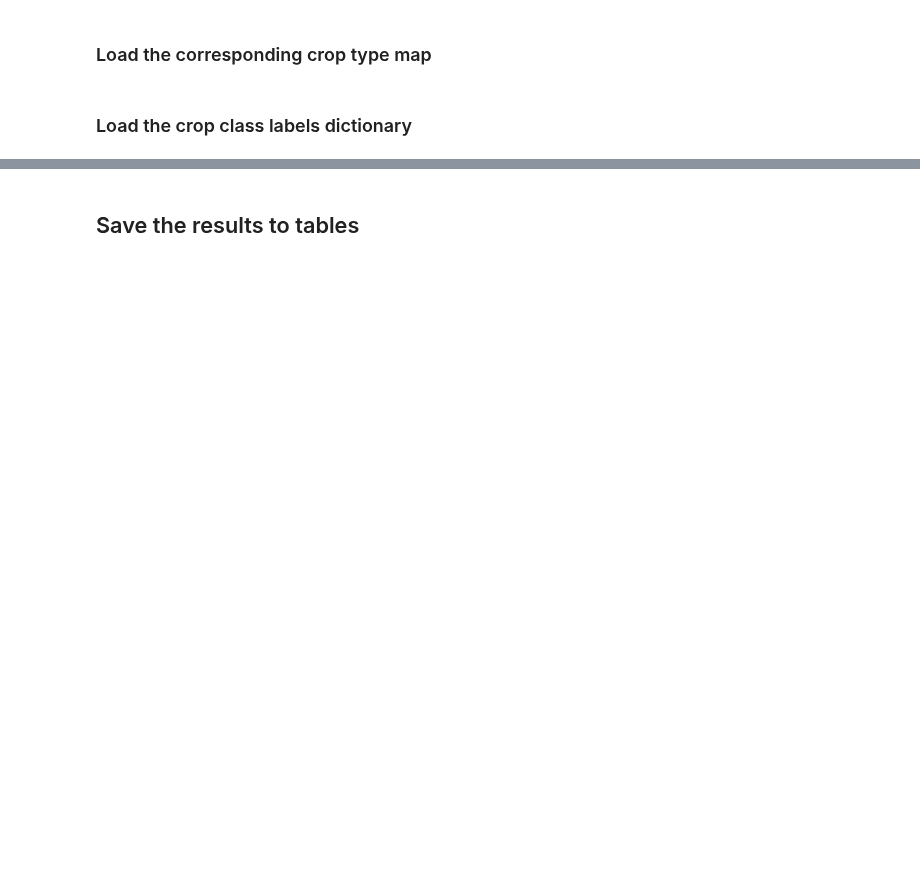
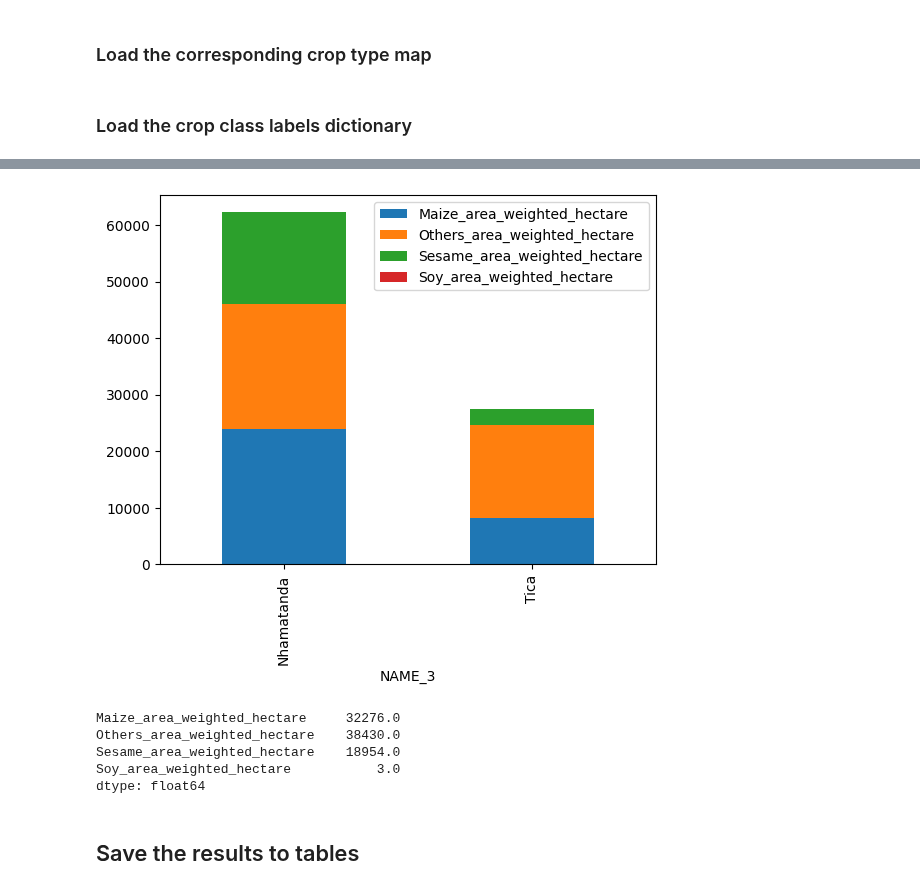
Before and after one commit to digitalearthafrica/FAO_crop_type, a Jupyter notebook: 8_Calculate_crop_statistics.ipynb, the cells around one changed output, grey strips where cells are left out. Drawn from its saved outputs; the diff is of its cells as text; code cells hidden in the pictures; blank space fills up the shorter version.

```diff
--- a/8_Calculate_crop_statistics.ipynb
+++ b/8_Calculate_crop_statistics.ipynb
@@ -131,0 +192,4 @@ gdf_new[area_columns].set_index(gdf_new[name_col]).plot.bar(stacked=True);
+# %%
+# weighted results
+
+gdf_new[area_w_cols].set_index(gdf_new[name_col]).round()
@@ -132,3 +201,15 @@ gdf_new[area_columns].set_index(gdf_new[name_col]).plot.bar(stacked=True);
+# %%
+gdf_new[area_w_cols].set_index(gdf_new[name_col]).plot.bar(stacked=True);
+# %% [output]
+[figure, added]
+# %%
+gdf_new[area_w_cols].sum().round()
+# %% [output]
+Maize_area_weighted_hectare     32276.0
+Others_area_weighted_hectare    38430.0
+Sesame_area_weighted_hectare    18954.0
+Soy_area_weighted_hectare           3.0
+dtype: float64
 # %% [markdown]
 ## Save the results to tables
 # %%
```
Also changed, not shown: parts of 23 cells of this notebook.
